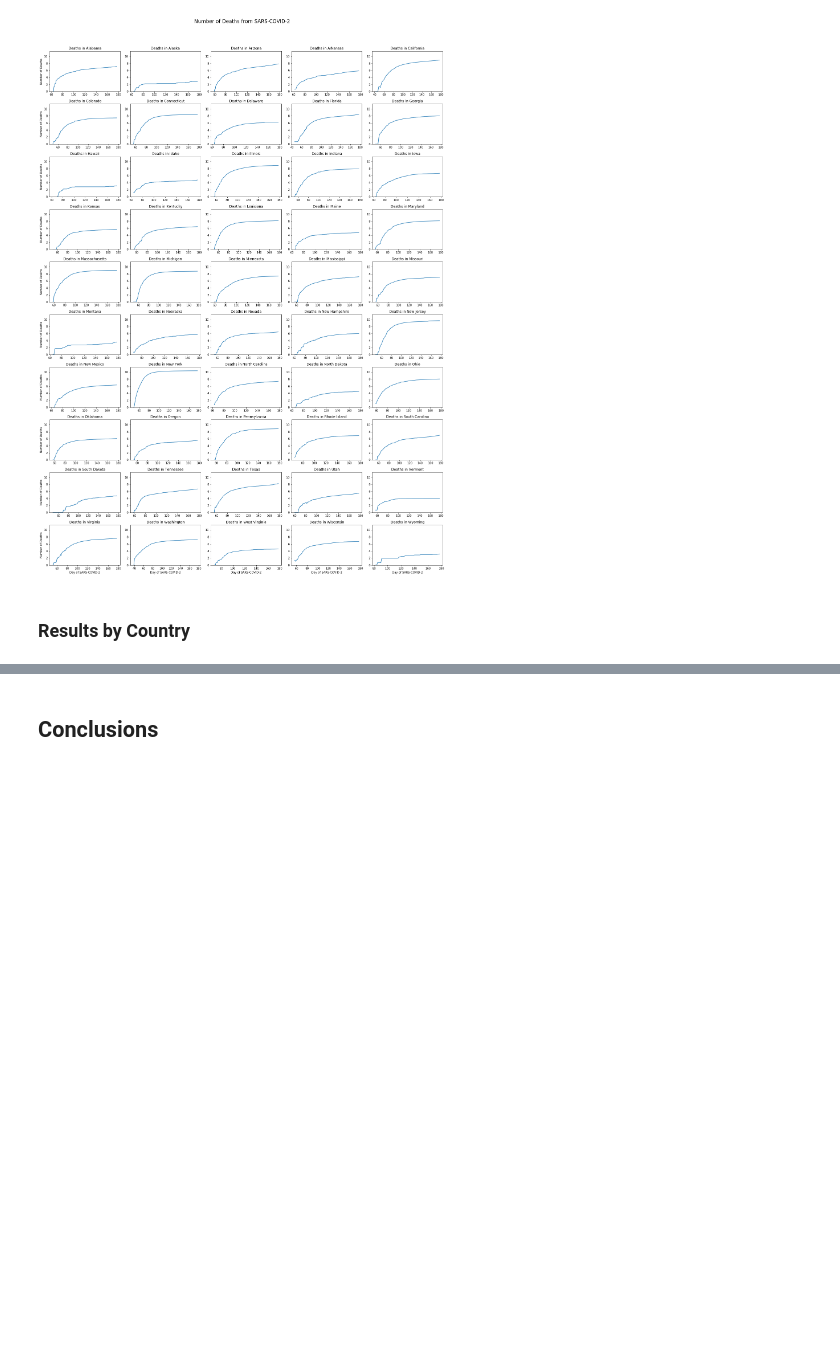
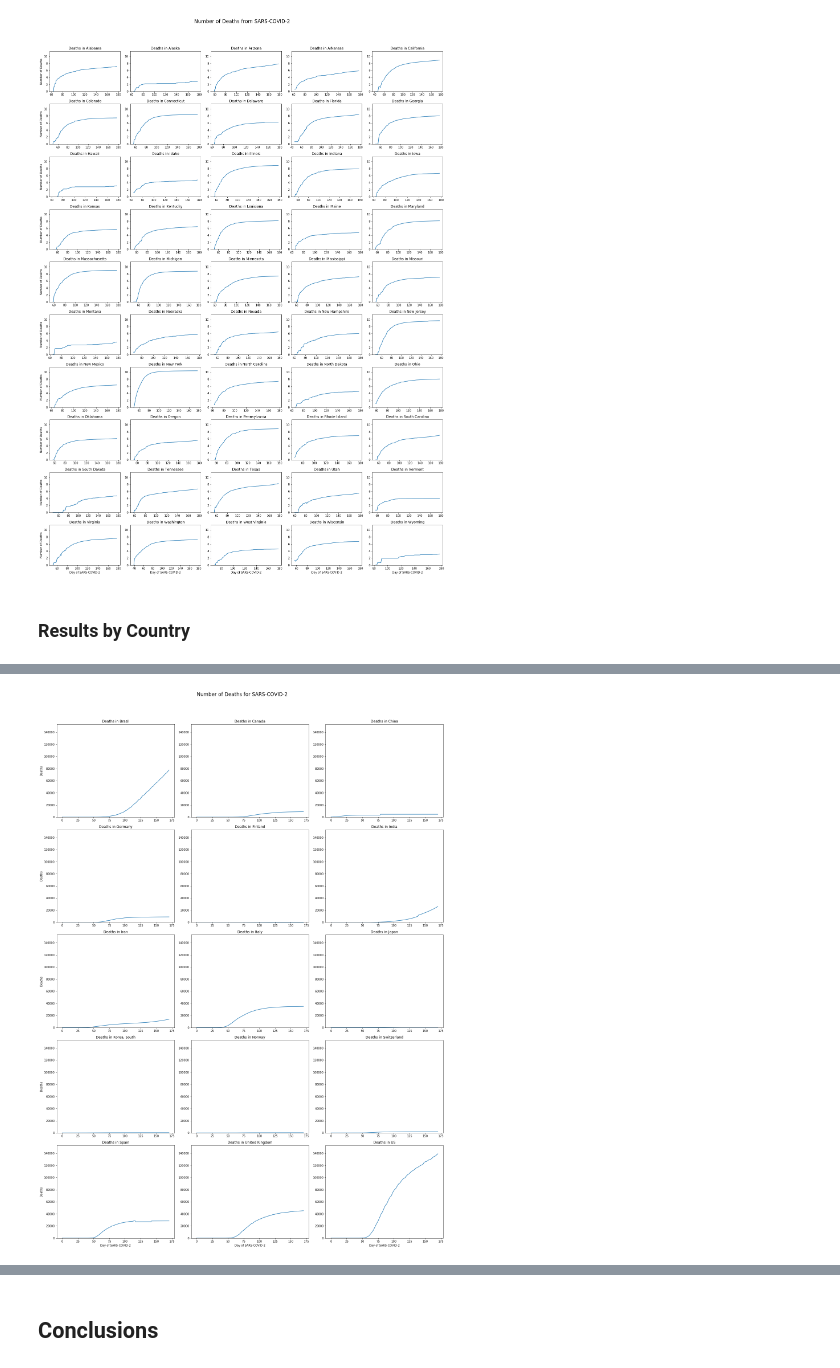
Before and after one commit to kleiaLaRoe/projects, a Jupyter notebook: python/patternRecognition/COVID19/COVID19Data.ipynb, the cells around one changed output, grey strips where cells are left out. Saved outputs shown, nothing was run; the diff lists cells and outputs as text; code cells hidden in the pictures; blank space fills up the shorter version.

```diff
--- a/python/patternRecognition/COVID19/COVID19Data.ipynb
+++ b/python/patternRecognition/COVID19/COVID19Data.ipynb
@@ -399,0 +448,4 @@ plotMortalityByCountry('Korea, South')
+# %%
+plotDeathsByCountry(countries)
+# %% [output]
+[figure, added]
```
Also changed, not shown: parts of 17 cells of this notebook.
